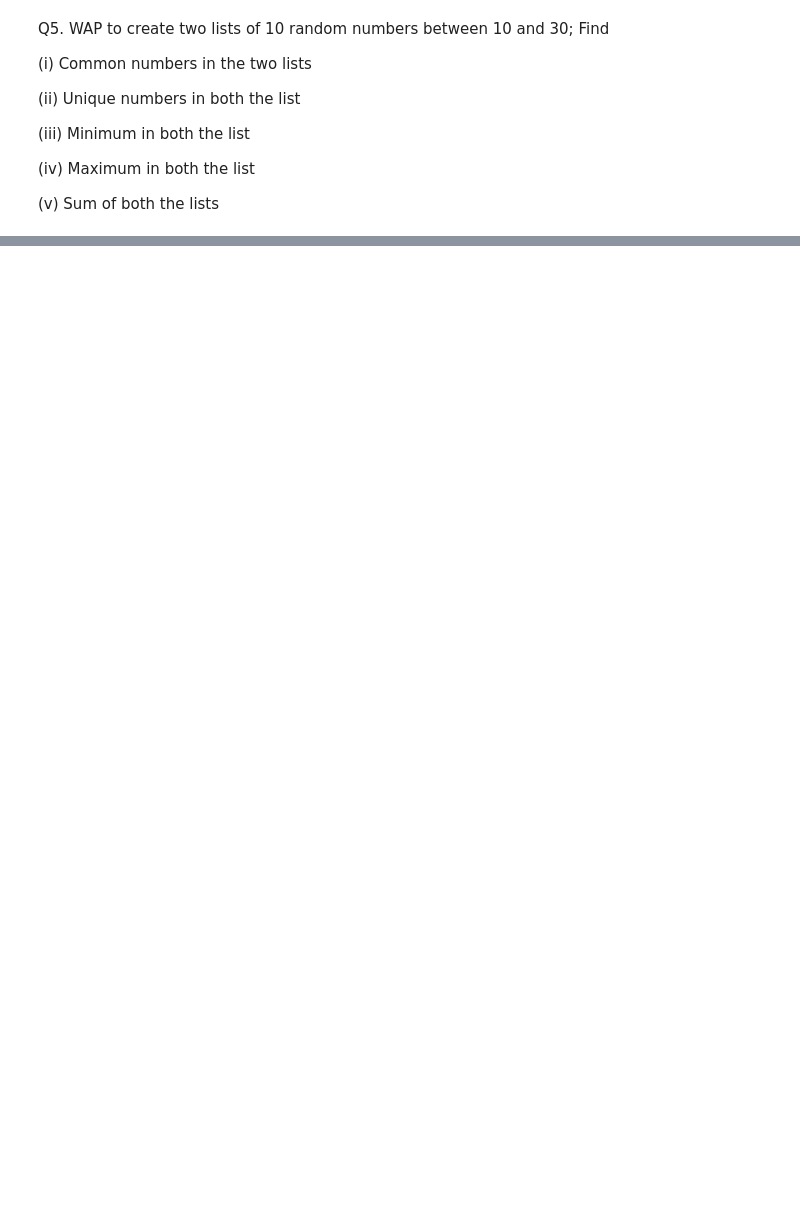
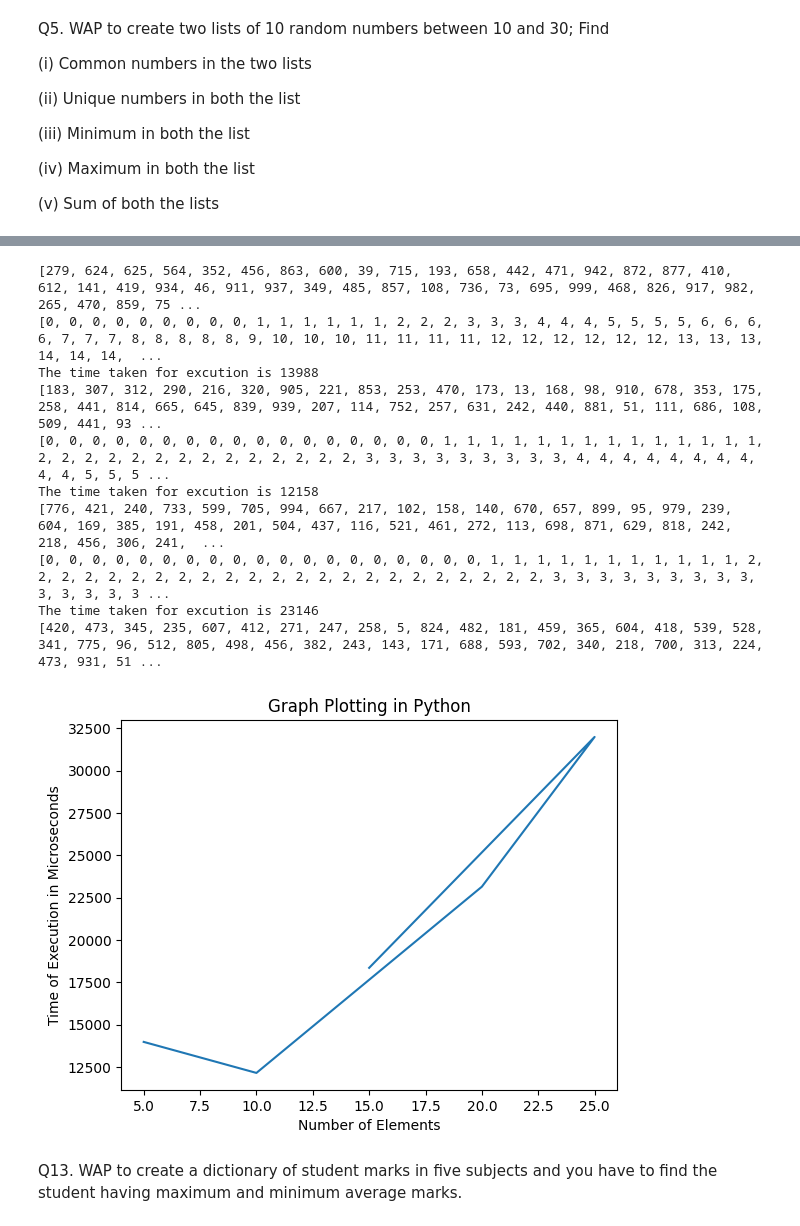
Before and after one commit to arushi3838/Assignments_python, a Jupyter notebook: Assignment1.ipynb, the cells around one changed output, grey strips where cells are left out. Saved outputs shown, nothing was run; the diff lists cells and outputs as text; code cells hidden in the pictures; blank space fills up the shorter version.

```diff
--- a/Assignment1.ipynb
+++ b/Assignment1.ipynb
@@ -292,0 +398,13 @@ for i in range(0,len(L1)-1):
+# %%
+
+fp=open('c.txt','w')
+fp.write("Prime Numbers Between 600 and 800 are :-")
+for i in range(600,801):
+  f=0
+  for j in range(2,(i//2)+1):
+    if(i%j==0):
+      f+=1
+  if (f==0):
+    x=i
+    fp.write(str(x)+"\n")
+print ("Writing done !! \nOpen c.txt to view the content")
@@ -292,0 +445,41 @@ for i in range(0,len(L1)-1):
+# %%
+import datetime
+import matplotlib.pyplot as plt
+import random
+L1=[5,10,20,25,15]
+y=[]
+for i in range(len(L1)):
+  tstart=datetime.datetime.now()
+  L2=[]
+  for j in range(L1[i]*1000):
+    r=random.randint(0,1000)
+    L2.append(r)
+  print(L2)
+  L2.sort()
+  print(L2)
+  tend=datetime.datetime.now()
+  #execution time
+  e=tend-tstart
+  print("The time taken for excution is",e.microseconds)
+  y.append(e.microseconds)
+X=L1
+Y=y
+plt.plot(X,Y)
+plt.xlabel('Number of Elements')
+plt.ylabel('Time of Execution in Microseconds')
+plt.title('Graph Plotting in Python')
+plt.show()
+# %% [output]
+[279, 624, 625, 564, 352, 456, 863, 600, 39, 715, 193, 658, 442, 471, 942, 872, 877, 410, 612, 141, 419, 934, 46, 911, 937, 349, 485, 857, 108, 736, 73, 695, 999, 468, 826, 917, 982, 265, 470, 859, 75 ...
+[0, 0, 0, 0, 0, 0, 0, 0, 0, 1, 1, 1, 1, 1, 1, 2, 2, 2, 3, 3, 3, 4, 4, 4, 5, 5, 5, 5, 6, 6, 6, 6, 7, 7, 7, 8, 8, 8, 8, 8, 9, 10, 10, 10, 11, 11, 11, 11, 12, 12, 12, 12, 12, 12, 13, 13, 13, 14, 14, 14,  ...
+The time taken for excution is 13988
+[183, 307, 312, 290, 216, 320, 905, 221, 853, 253, 470, 173, 13, 168, 98, 910, 678, 353, 175, 258, 441, 814, 665, 645, 839, 939, 207, 114, 752, 257, 631, 242, 440, 881, 51, 111, 686, 108, 509, 441, 93 ...
+[0, 0, 0, 0, 0, 0, 0, 0, 0, 0, 0, 0, 0, 0, 0, 0, 0, 1, 1, 1, 1, 1, 1, 1, 1, 1, 1, 1, 1, 1, 1, 2, 2, 2, 2, 2, 2, 2, 2, 2, 2, 2, 2, 2, 2, 3, 3, 3, 3, 3, 3, 3, 3, 3, 4, 4, 4, 4, 4, 4, 4, 4, 4, 4, 5, 5, 5 ...
+The time taken for excution is 12158
+[776, 421, 240, 733, 599, 705, 994, 667, 217, 102, 158, 140, 670, 657, 899, 95, 979, 239, 604, 169, 385, 191, 458, 201, 504, 437, 116, 521, 461, 272, 113, 698, 871, 629, 818, 242, 218, 456, 306, 241,  ...
+[0, 0, 0, 0, 0, 0, 0, 0, 0, 0, 0, 0, 0, 0, 0, 0, 0, 0, 0, 1, 1, 1, 1, 1, 1, 1, 1, 1, 1, 1, 2, 2, 2, 2, 2, 2, 2, 2, 2, 2, 2, 2, 2, 2, 2, 2, 2, 2, 2, 2, 2, 2, 2, 3, 3, 3, 3, 3, 3, 3, 3, 3, 3, 3, 3, 3, 3 ...
+The time taken for excution is 23146
+[420, 473, 345, 235, 607, 412, 271, 247, 258, 5, 824, 482, 181, 459, 365, 604, 418, 539, 528, 341, 775, 96, 512, 805, 498, 456, 382, 243, 143, 171, 688, 593, 702, 340, 218, 700, 313, 224, 473, 931, 51 ...
+[figure, added]
+# %% [markdown]
+Q13. WAP to create a dictionary of student marks in five subjects and you have to find the student having maximum and minimum average marks.
```
Also changed, not shown: parts of 18 cells of this notebook.
